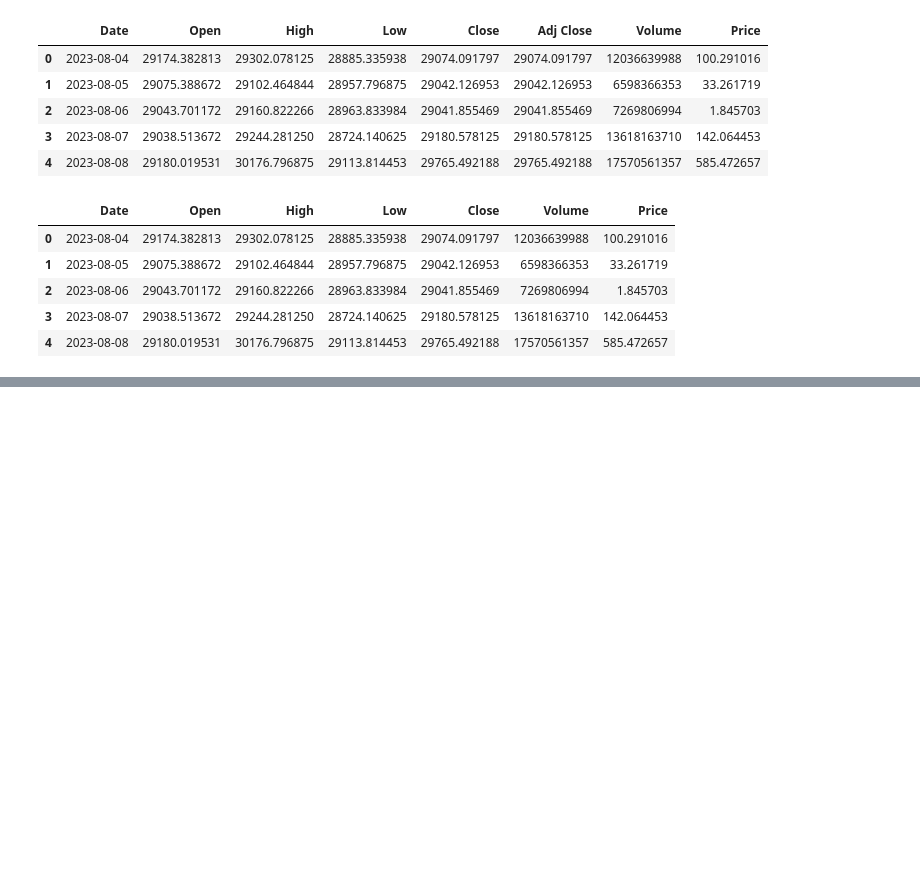
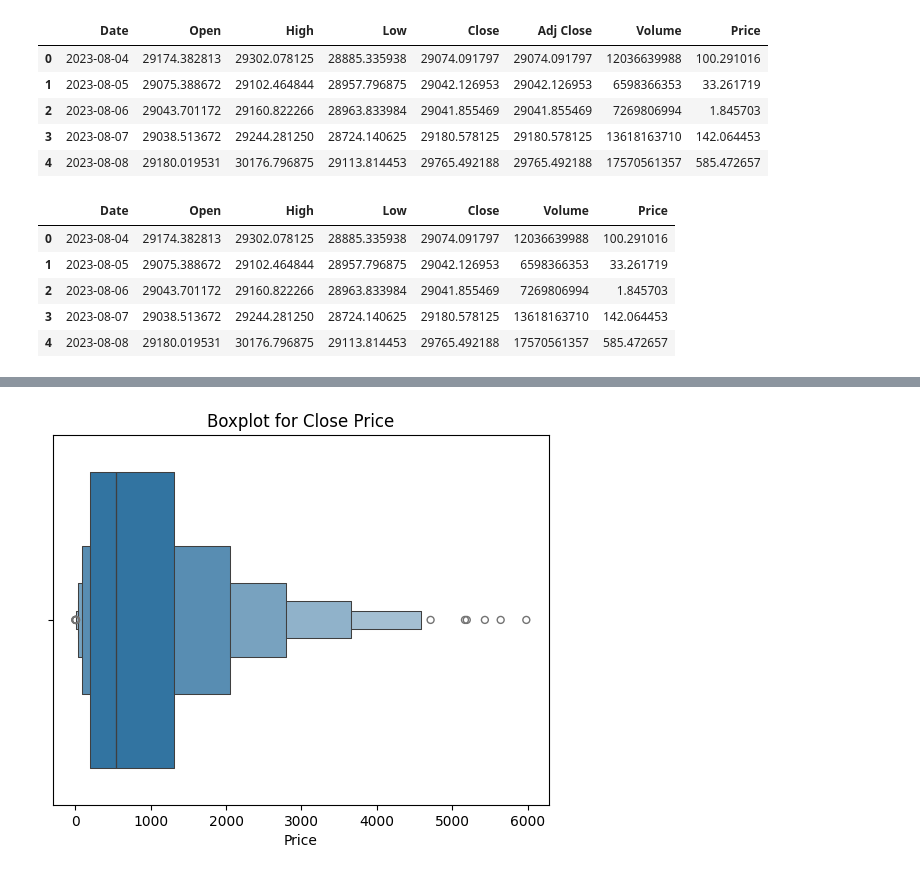
Before and after one commit to Mahdi-Miri/WorkOnData, a Jupyter notebook: WorkOnData.ipynb, the cells around one changed output, grey strips where cells are left out. Cells and saved outputs as stored; diff of their text form; code cells hidden in the pictures; blank space fills up the shorter version.

```diff
--- a/WorkOnData.ipynb
+++ b/WorkOnData.ipynb
@@ -245,0 +276,7 @@ market_df.head()
+# %%
+plt.Figure(figsize=(8,6))
+sns.boxenplot(x='Price',data= market_df)
+plt.title('Boxplot for Close Price')
+plt.show()
+# %% [output]
+[figure, added]
```
Also changed, not shown: parts of 3 cells of this notebook.
